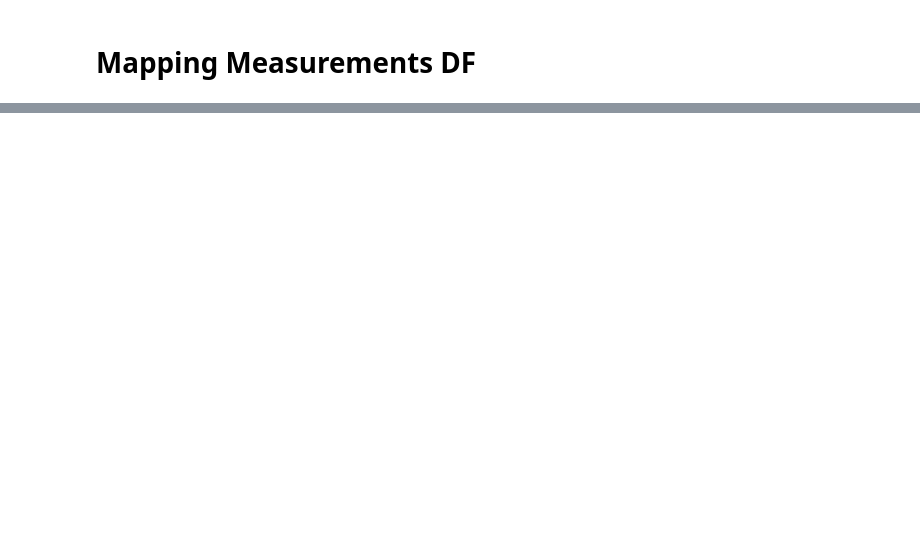
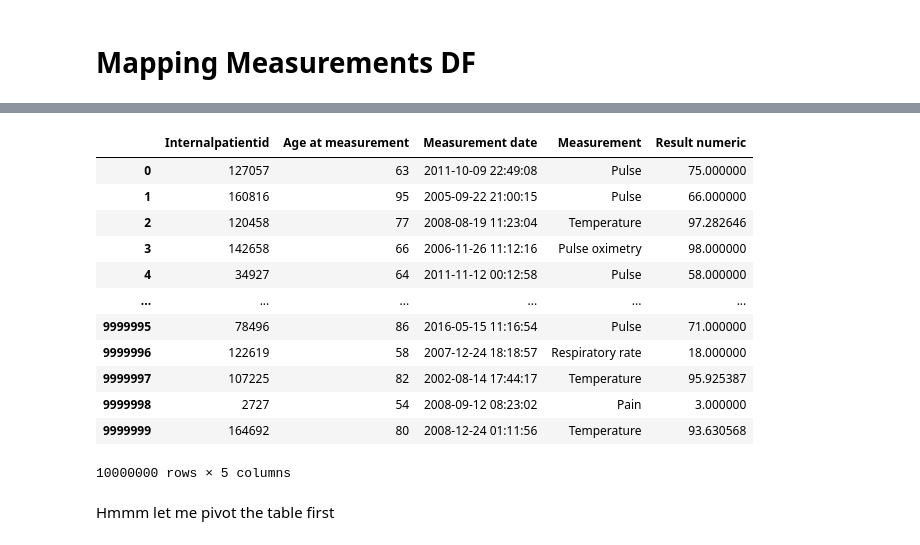
Before and after one commit to victormurcia/VCHAMPS, a Jupyter notebook: Mapping_Encounter_IDs.ipynb, the cells around one changed output, grey strips where cells are left out. Saved outputs shown, nothing was run; the diff lists cells and outputs as text; code cells hidden in the pictures; blank space fills up the shorter version.

```diff
--- a/Mapping_Encounter_IDs.ipynb
+++ b/Mapping_Encounter_IDs.ipynb
@@ -353,0 +276,19 @@ inpatient_specialty_df.columns
+# %%
+#I'll sample 10M rows of the dataframe. This should take ~20 hours to map
+sampled_measurements_df = measurements_df.sample(n=10000000, random_state=42)
+sampled_measurements_df = sampled_measurements_df.reset_index(drop=True)
+sampled_measurements_df
+# %% [output]
+|  | Internalpatientid | Age at measurement | Measurement date | Measurement | Result numeric |
+| 0 | 127057 | 63 | 2011-10-09 22:49:08 | Pulse | 75.000000 |
+| 1 | 160816 | 95 | 2005-09-22 21:00:15 | Pulse | 66.000000 |
+| 2 | 120458 | 77 | 2008-08-19 11:23:04 | Temperature | 97.282646 |
+| 3 | 142658 | 66 | 2006-11-26 11:12:16 | Pulse oximetry | 98.000000 |
+| 4 | 34927 | 64 | 2011-11-12 00:12:58 | Pulse | 58.000000 |
+| ... | ... | ... | ... | ... | ... |
+| 9999995 | 78496 | 86 | 2016-05-15 11:16:54 | Pulse | 71.000000 |
+| 9999996 | 122619 | 58 | 2007-12-24 18:18:57 | Respiratory rate | 18.000000 |
+| 9999997 | 107225 | 82 | 2002-08-14 17:44:17 | Temperature | 95.925387 |
+| 9999998 | 2727 | 54 | 2008-09-12 08:23:02 | Pain | 3.000000 |
+| 9999999 | 164692 | 80 | 2008-12-24 01:11:56 | Temperature | 93.630568 |
+10000000 rows × 5 columns
@@ -353,0 +325,2 @@ inpatient_specialty_df.columns
+# %% [markdown]
+Hmmm let me pivot the table first
```
Also changed, not shown: parts of 31 cells of this notebook.
